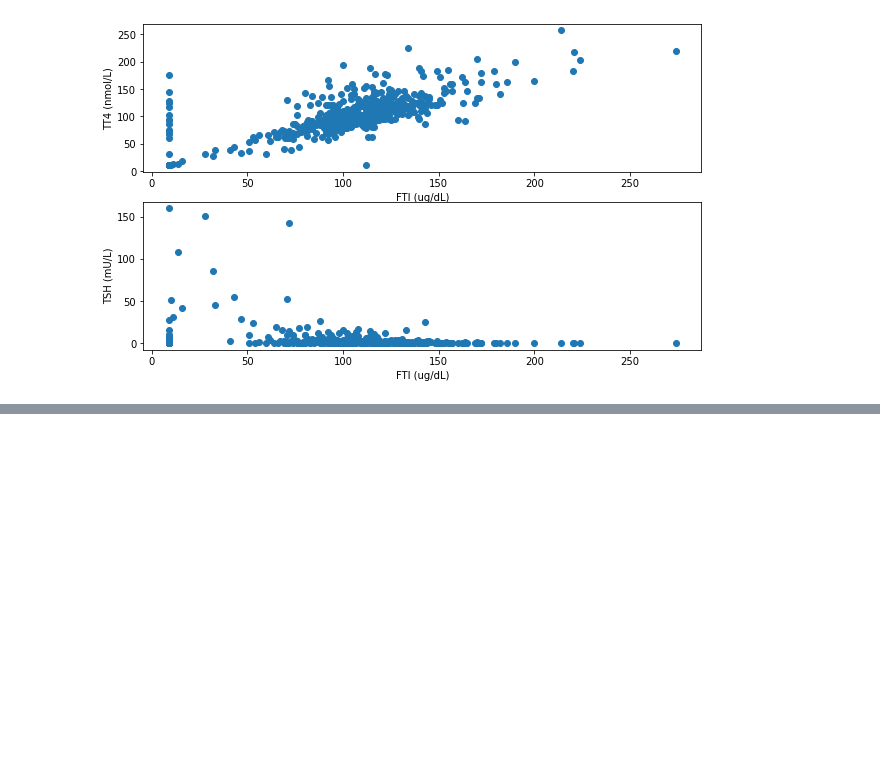
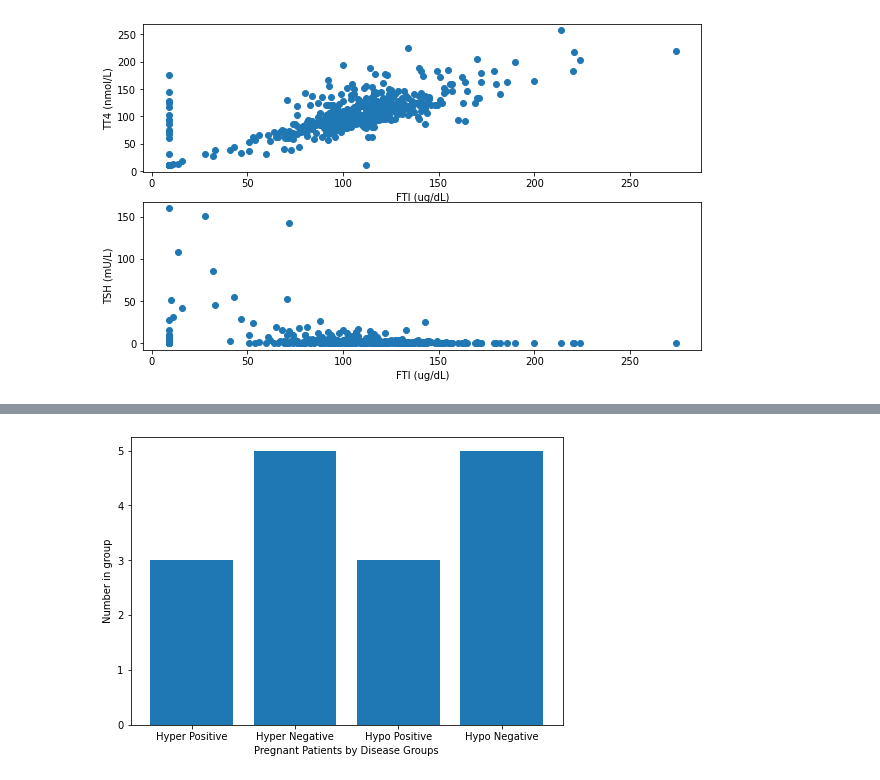
Before and after one commit to bryonbaker/SIT720, a Jupyter notebook: Assignment_1.ipynb, the cells around one changed output, grey strips where cells are left out. Drawn from its saved outputs; the diff is of its cells as text; code cells hidden in the pictures; blank space fills up the shorter version.

```diff
--- a/Assignment_1.ipynb
+++ b/Assignment_1.ipynb
@@ -469,0 +475,18 @@ plt.show()
+# %%
+# Collect the data for plotting. h1 = Hyperthyroid, H2 = Hypothyroid
+h1p = preg_df[preg_df["query hyperthyroid"] == True]
+h1n = preg_df[preg_df["query hyperthyroid"] == False]
+h2p = preg_df[preg_df["query hyperthyroid"] == True]
+h2n = preg_df[preg_df["query hyperthyroid"] == False]
+
+fig = plt.figure()
+ax = fig.add_axes([0,0,1,1])
+ax.set_xlabel("Pregnant Patients by Disease Groups")
+ax.set_ylabel("Number in group")
+
+diseaseGroup = ['Hyper Positive', 'Hyper Negative', 'Hypo Positive', 'Hypo Negative']
+totals = [h1p.shape[0],h1n.shape[0],h2p.shape[0],h2n.shape[0]]
+ax.bar(diseaseGroup,totals)
+plt.show()
+# %% [output]
+[figure, added]
```
Also changed, not shown: parts of 1 cell of this notebook.
